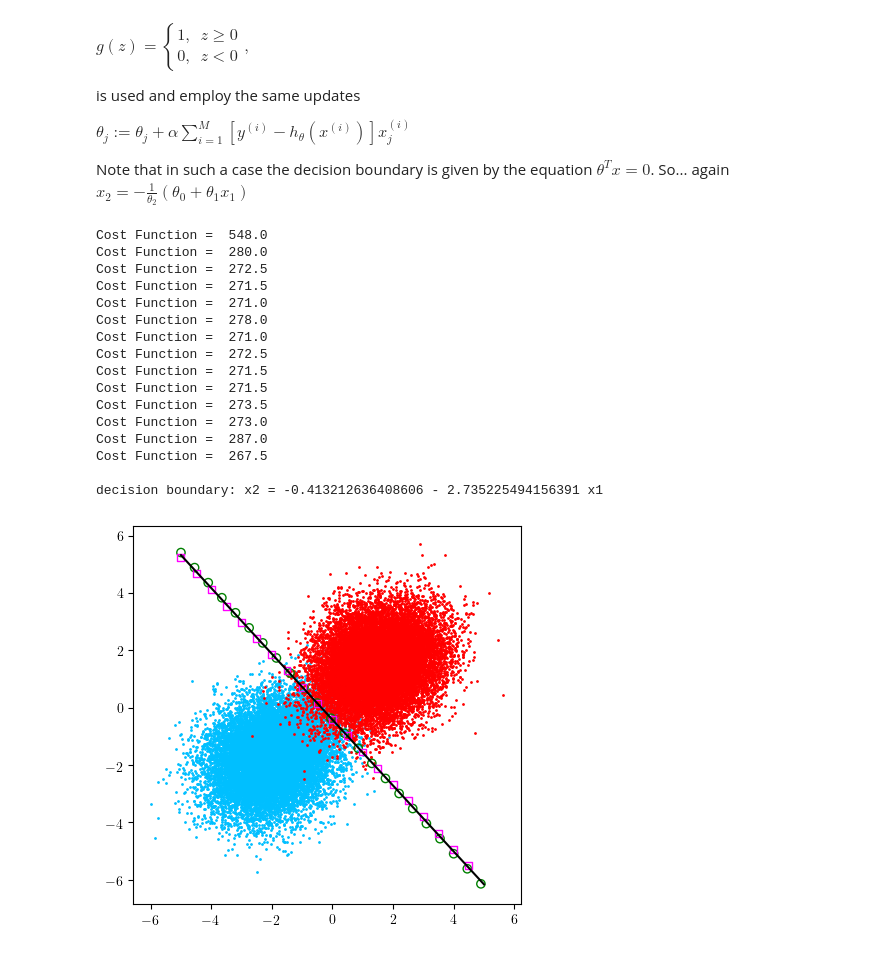
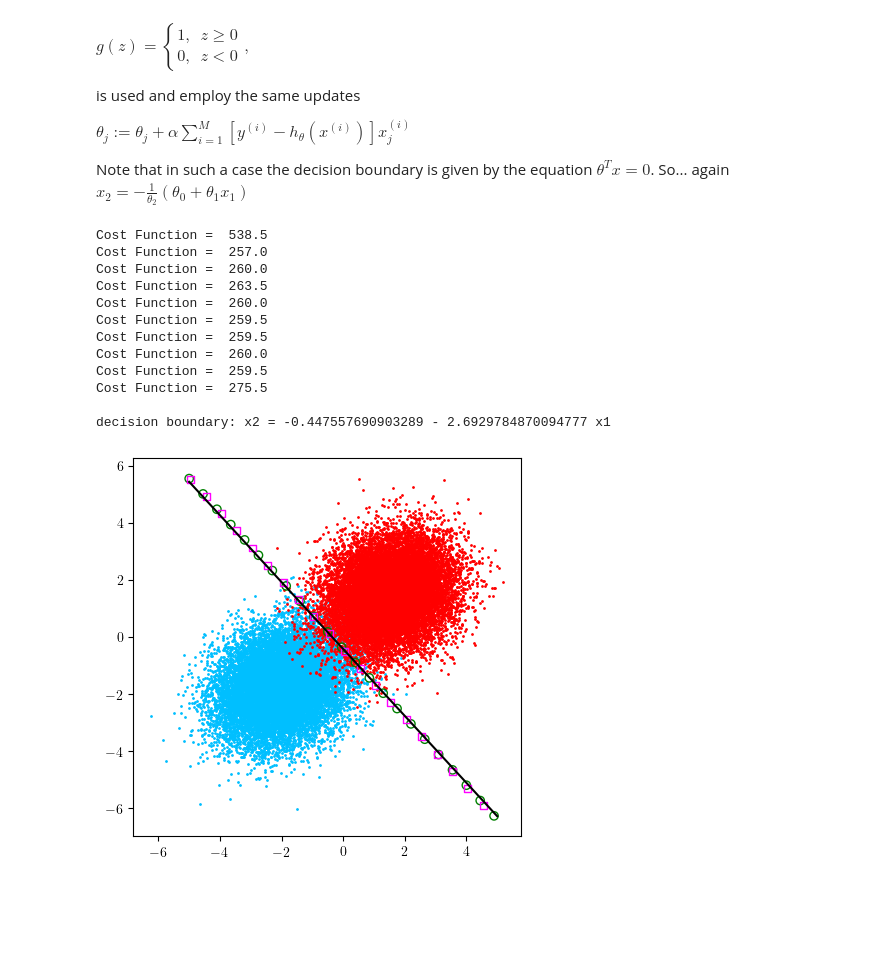
Before and after one commit to asyrwid/simple_ml, a Jupyter notebook: Gaussian_Discriminant_Analysis.ipynb, the cells around one changed output. Cells and saved outputs as stored; diff of their text form; code cells hidden in the pictures; blank space fills up the shorter version.

```diff
--- a/Gaussian_Discriminant_Analysis.ipynb
+++ b/Gaussian_Discriminant_Analysis.ipynb
@@ -295,7 +288,7 @@ def LRYminusHArray(ThetaXs):
 
 def LogLikelihood(ThetaXs):
     Hs = 1./(1+np.exp(-ThetaXs))
-    l = np.log( (HS**Y) * (HS**(1-Y)) )
+    l = np.log( (Hs**Y) * ((1-Hs)**(1-Y)) )
     return np.sum(l)
 
 def LRgradient(alpha, NumOfSteps, ThetaVec0):
@@ -312,7 +305,7 @@ def LRgradient(alpha, NumOfSteps, ThetaVec0):
         arr = LRYminusHArray(ThetaXs0)
 
         if i%500 == 0:
-            print("Likelihood = ", CostFunction(ThetaVec0) )
+            print("Likelihood = ", LogLikelihood(ThetaXs0) )
 
     print("\ndecision boundary: x2 = "+str( -ThetaVec0[0]/ThetaVec0[2]) + " - " + str(ThetaVec0[1]/ThetaVec0[0]) +" x1")
     return ThetaVec0
@@ -320,7 +313,7 @@ def LRgradient(alpha, NumOfSteps, ThetaVec0):
 # gradien descent
 LRThetaVec0 = [0,0,0] # initialization of thetas
 NumOfSteps = 5000
-alpha = 0.00003
+alpha = 0.00005
 
 LRThetas = LRgradient(alpha, NumOfSteps, LRThetaVec0)
 # %% [output]
@@ -393,7 +386,7 @@ def Pgradient(alpha, NumOfSteps, ThetaVec0):
         ThetaVec = ThetaVec0 + alpha*SumDifX
         ThetaVec0 = ThetaVec
         arr = PYminusHArray(ThetaVec0)
-        if i%50 == 0:
+        if i%100 == 0:
             print("Cost Function = ", CostFunction(arr) )
 
     print("\ndecision boundary: x2 = "+str( -ThetaVec0[0]/ThetaVec0[2]) + " - " + str(ThetaVec0[1]/ThetaVec0[0]) +" x1")
@@ -401,38 +394,34 @@ def Pgradient(alpha, NumOfSteps, ThetaVec0):
 
 # gradien descent
 ThetaVec0 = [0,0,0] # initialization of thetas
-NumOfSteps = 700
+NumOfSteps = 1000
 alpha = 0.005
 
 PThetas = Pgradient(alpha, NumOfSteps, ThetaVec0)
 # %% [output]
-Cost Function =  548.0
-Cost Function =  280.0
-Cost Function =  272.5
-Cost Function =  271.5
-Cost Function =  271.0
-Cost Function =  278.0
-Cost Function =  271.0
-Cost Function =  272.5
-Cost Function =  271.5
-Cost Function =  271.5
-Cost Function =  273.5
-Cost Function =  273.0
-Cost Function =  287.0
-Cost Function =  267.5
+Cost Function =  538.5
+Cost Function =  257.0
+Cost Function =  260.0
+Cost Function =  263.5
+Cost Function =  260.0
+Cost Function =  259.5
+Cost Function =  259.5
+Cost Function =  260.0
+Cost Function =  259.5
+Cost Function =  275.5
 
-decision boundary: x2 = -0.413212636408606 - 2.735225494156391 x1
+decision boundary: x2 = -0.447557690903289 - 2.6929784870094777 x1
 # %%
 # Compare decision boundaries
-PX1grad = np.arange(-5,5,0.5)
+PX1grad = np.arange(-4.95,4.95,0.5)
 PX2grad = -PThetas[0]/PThetas[2] - PThetas[1]/PThetas[2] * PX1grad
 
 plt.figure(figsize=(5, 5), dpi=100)
 
 plt.scatter(X0_1s,X0_2s,s=1,c="deepskyblue")
 plt.scatter(X1_1s,X1_2s,s=1,c="red")
 plt.plot(x1s, x2s, c="black")
 plt.scatter(LRX1grad, LRX2grad, facecolors='none', edgecolors='green')
 plt.scatter(PX1grad, PX2grad,  marker='s', facecolors='none', edgecolors='magenta',s=25);
 # %% [output]
-[figure, old version]
+[figure, new version]
```
Also changed, not shown: parts of 8 cells of this notebook.
